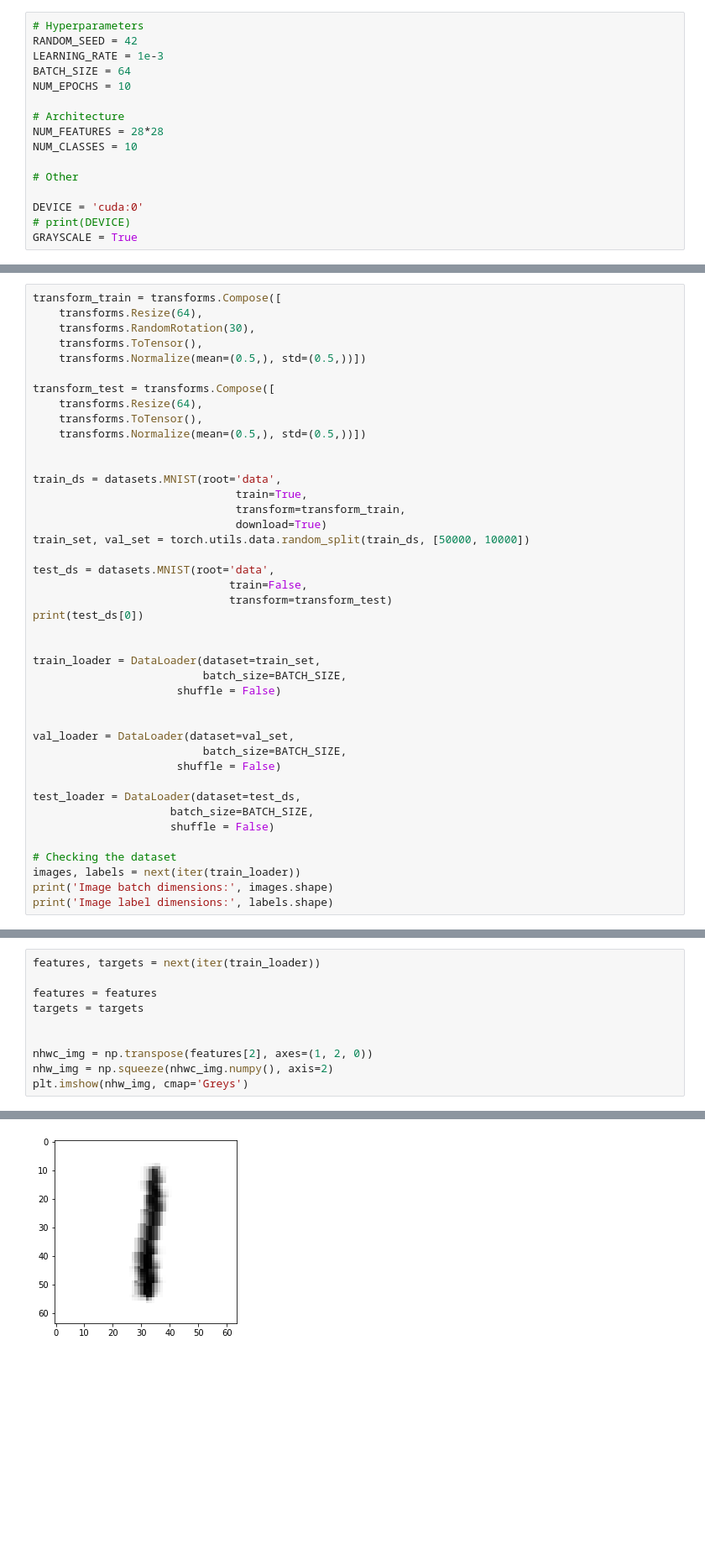
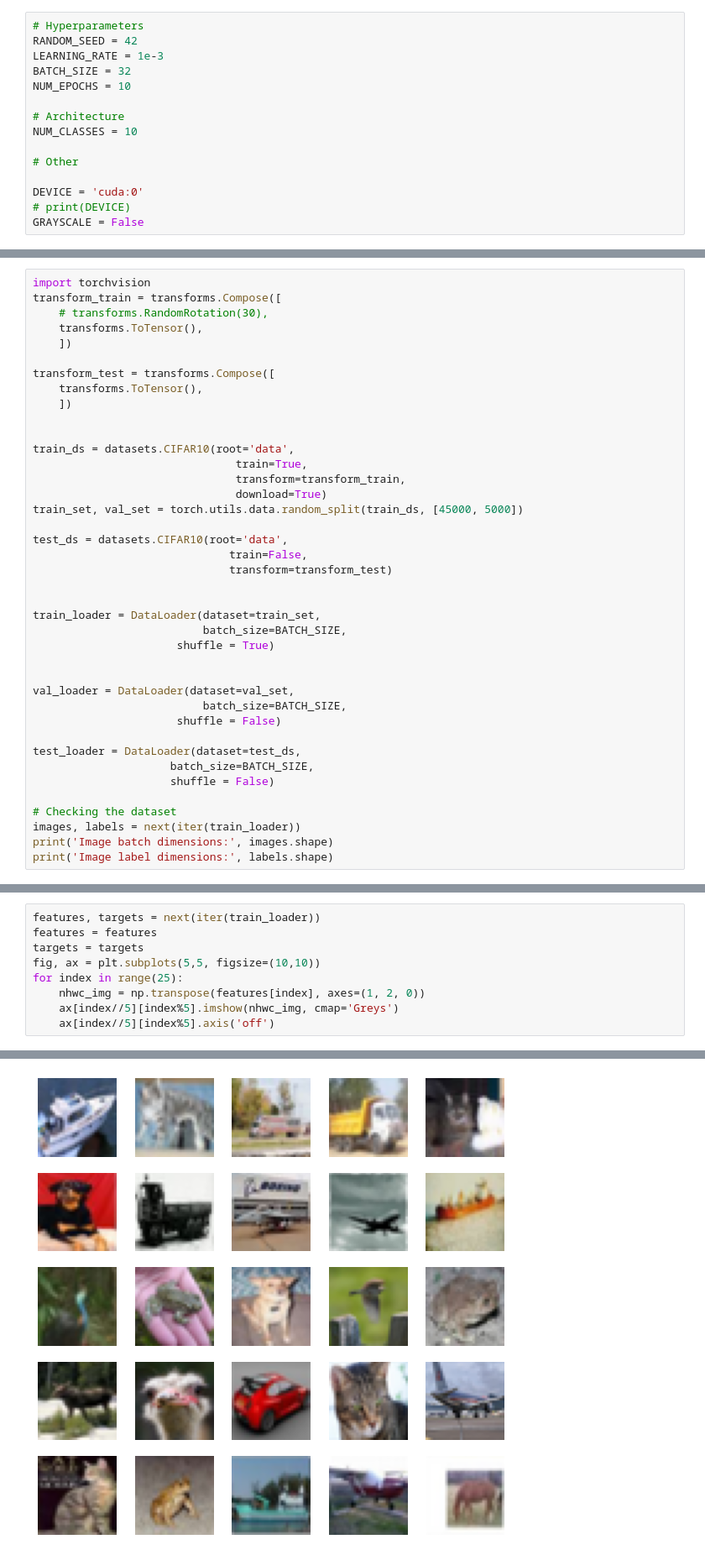
Before and after one commit to thisissepehr/image-classification-deep-models, a Jupyter notebook: VGG16_CIFAR10.ipynb, the cells around one changed output, grey strips where cells are left out. Shown: that part at 84% size. Saved outputs shown, nothing was run; the diff lists cells and outputs as text; blank space fills up the shorter version.

```diff
--- a/VGG16_CIFAR10.ipynb
+++ b/VGG16_CIFAR10.ipynb
@@ -42,15 +25,14 @@ from torchsummary import summary
 # Hyperparameters
 RANDOM_SEED = 42
 LEARNING_RATE = 1e-3
-BATCH_SIZE = 64
+BATCH_SIZE = 32
 NUM_EPOCHS = 10
 
 # Architecture
-NUM_FEATURES = 28*28
 NUM_CLASSES = 10
 
 # Other
 
 DEVICE = 'cuda:0'
 # print(DEVICE)
-GRAYSCALE = True
+GRAYSCALE = False
@@ -76,31 +39,29 @@ def rgb(data):
 # %%
+import torchvision
 transform_train = transforms.Compose([
-    transforms.Resize(64),
-    transforms.RandomRotation(30),
+    # transforms.RandomRotation(30),
     transforms.ToTensor(),
-    transforms.Normalize(mean=(0.5,), std=(0.5,))])
+    ])
 
 transform_test = transforms.Compose([
-    transforms.Resize(64),
     transforms.ToTensor(),
-    transforms.Normalize(mean=(0.5,), std=(0.5,))])
+    ])
 
 
-train_ds = datasets.MNIST(root='data',
+train_ds = datasets.CIFAR10(root='data',
                                train=True,
                                transform=transform_train,
                                download=True)
-train_set, val_set = torch.utils.data.random_split(train_ds, [50000, 10000])
+train_set, val_set = torch.utils.data.random_split(train_ds, [45000, 5000])
 
-test_ds = datasets.MNIST(root='data',
+test_ds = datasets.CIFAR10(root='data',
                               train=False,
                               transform=transform_test)
-print(test_ds[0])
 
 
 train_loader = DataLoader(dataset=train_set,
                           batch_size=BATCH_SIZE,
-                      shuffle = False)
+                      shuffle = True)
 
 
 val_loader = DataLoader(dataset=val_set,
@@ -128,11 +83,10 @@ Image label dimensions: torch.Size([64])
 # %%
 features, targets = next(iter(train_loader))
-
 features = features
 targets = targets
-
-
-nhwc_img = np.transpose(features[2], axes=(1, 2, 0))
-nhw_img = np.squeeze(nhwc_img.numpy(), axis=2)
-plt.imshow(nhw_img, cmap='Greys')
+fig, ax = plt.subplots(5,5, figsize=(10,10))
+for index in range(25):
+    nhwc_img = np.transpose(features[index], axes=(1, 2, 0))
+    ax[index//5][index%5].imshow(nhwc_img, cmap='Greys')
+    ax[index//5][index%5].axis('off')
 # %% [output]
@@ -140,4 +93,4 @@ plt.imshow(nhw_img, cmap='Greys')
-[figure, old version]
+[figure, new version]
 # %%
 #Model
 cfg = {
```
Also changed, not shown: parts of 17 cells of this notebook.
